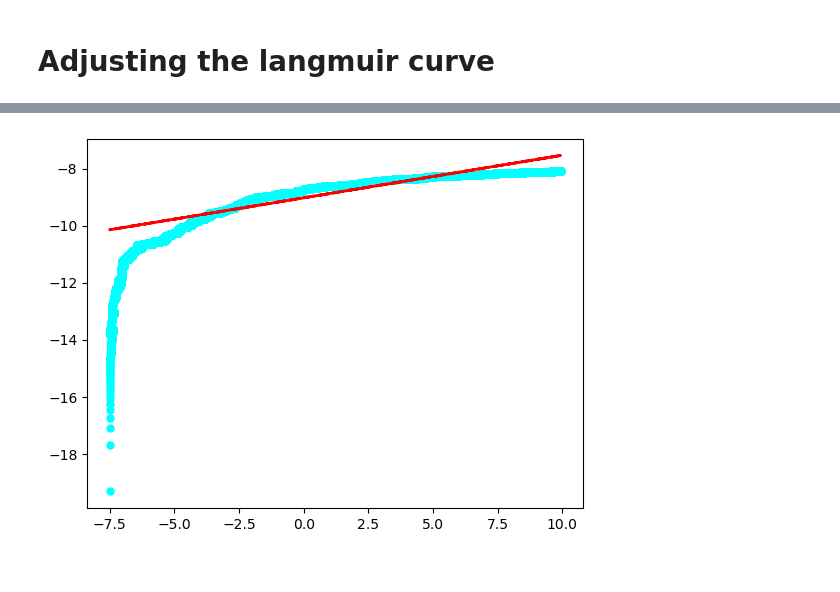
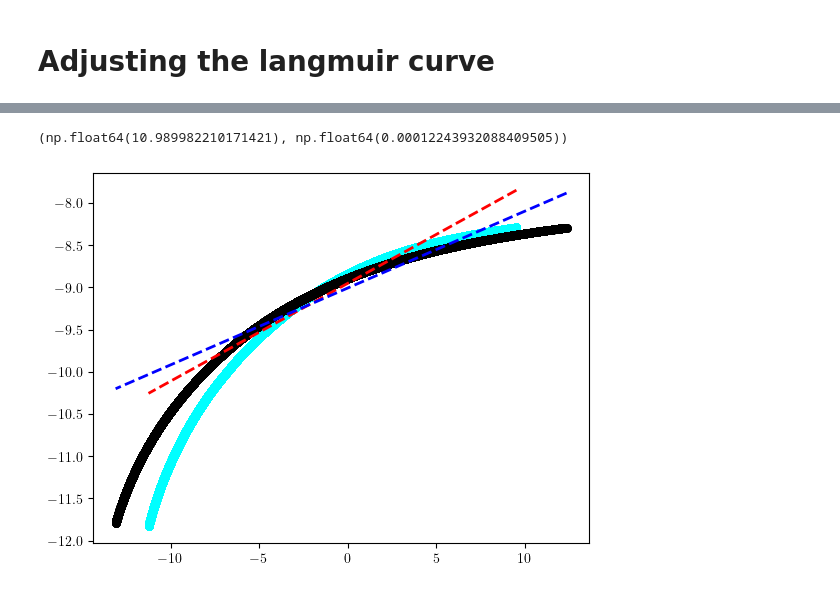
Before and after one commit to UGB250/masters-experiment-data-analysis, a Jupyter notebook: Notebooks/langmuir_probe_experiment.ipynb, the cells around one changed output, grey strips where cells are left out. Cells and saved outputs as stored; diff of their text form; code cells hidden in the pictures.

```diff
--- a/Notebooks/langmuir_probe_experiment.ipynb
+++ b/Notebooks/langmuir_probe_experiment.ipynb
@@ -118,4 +125,8 @@ plt.show()
 # %% [markdown]
 # Adjusting the langmuir curve
 # %%
-df = df_curve[(df_curve["V_smooth"] > 8) & (df_curve["V_smooth"] < 20)] ### Sets a new dataframe with the interval of analysis
+df = df_curve[(df_curve["V_smooth"] > vf) & (df_curve["V_smooth"] < vp)] ### Sets a new dataframe with the interval of analysis
+df_second = df_second_curve[(df_second_curve["V_smooth"] > vf2) & (df_second_curve["V_smooth"] < vp2)]
+plt.plot(df["V_smooth"],df["I_smooth"])
+plt.plot(df_second["V_smooth"],df_second["I_smooth"])
+plt.show()
@@ -181,6 +135,6 @@ df.describe()
 # %%
-df["I_e"] = df["I_smooth"]-df["I_smooth"].min()
-df_curve["I_e"] = df_curve["I_smooth"]-df_curve["I_smooth"].min()
+df["I_e"] = df["I_smooth"]-df_curve["I_smooth"].min()
+df_second["I_e"] = df_second["I_smooth"]-df_second_curve["I_smooth"].min()
 df.head()
 # %% [output]
 A value is trying to be set on a copy of a slice from a DataFrame.
@@ -202,5 +156,6 @@ See the caveats in the documentation: https://pandas.pydata.org/pandas-docs/stab
 # %%
-df_te = df_curve[(df_curve["V_smooth"] > vf) & (df_curve["V_smooth"] < vp)]
+df_te = df.copy()
+df_te_second = df_second.copy()
 df_te.head(), df_te.info()
 # %% [output]
 <class 'pandas.core.frame.DataFrame'>
@@ -234,7 +190,10 @@ memory usage: 5.5 MB
  None)
 # %%
 slope, intercept, r_value, p_value, std_err =sp.stats.linregress(df_te["V_smooth"], np.log(abs(df_te["I_e"])))
+slope_second, intercept_second, r_value_second, p_value_second, std_err_second =sp.stats.linregress(df_te_second["V_smooth"], np.log(abs(df_te_second["I_e"])))
+
 Te_fit = 1 / slope   # Te em eV se V em volts
+Te_fit_second = 1 / slope_second
 # %%
 Te_fit, np.exp(intercept)
 # %% [output]
@@ -242,6 +201,12 @@ Te_fit, np.exp(intercept)
+# %%
+Te_fit_second, np.exp(intercept_second)
+# %% [output]
+(np.float64(10.989982210171421), np.float64(0.00012243932088409505))
 # %%
 plt.scatter(df_te["V_smooth"],np.log(abs(df_te["I_smooth"])), lw = 0.01, color = "cyan" )
 plt.plot(df_te["V_smooth"],intercept + slope*df_te["V_smooth"], lw = 2, ls = "--", color = "red")
+plt.scatter(df_te_second["V_smooth"],np.log(abs(df_te_second["I_smooth"])), lw = 0.01, color = "black" )
+plt.plot(df_te_second["V_smooth"], intercept_second + slope_second*df_te_second["V_smooth"], lw = 2, ls = "--", color = "blue")
 plt.show()
 # %% [output]
-[figure, old version]
+[figure, new version]
```
Also changed, not shown: parts of 31 cells of this notebook.
